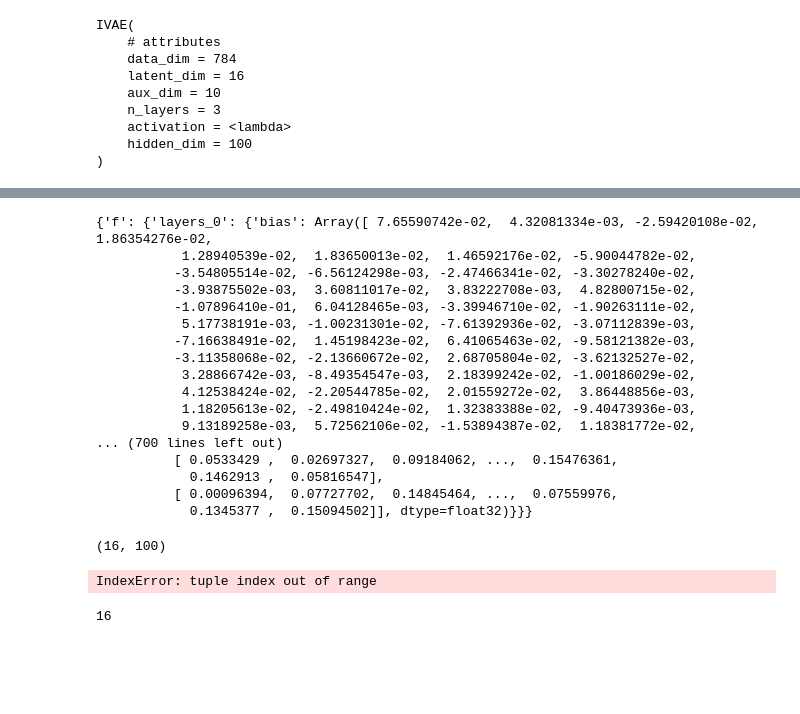
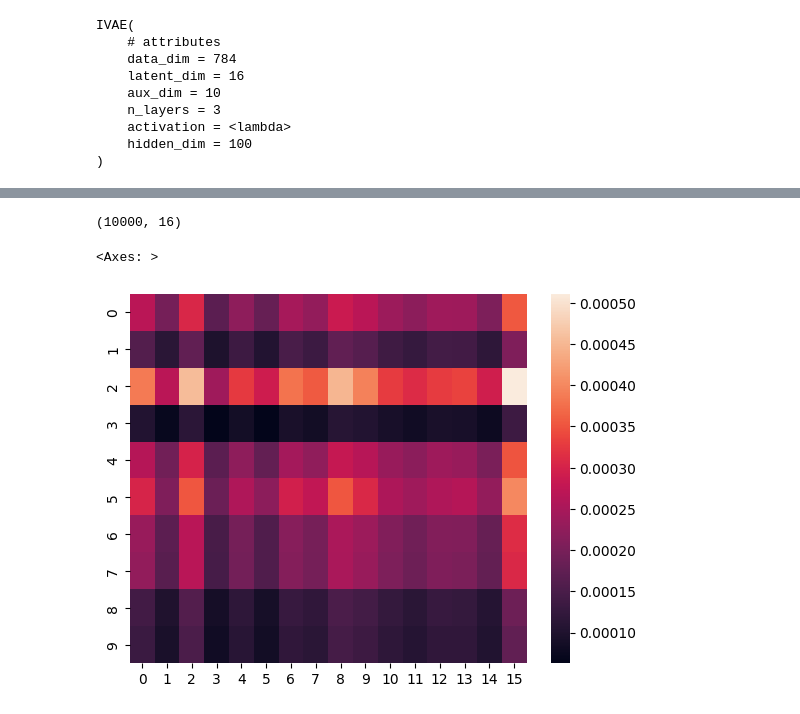
Before and after one commit to ylefay/independent_component_analysis, a Jupyter notebook: experiments/exp4_ivae_images/exp4_mnist_2.ipynb, the cells around one changed output, grey strips where cells are left out. Saved outputs shown, nothing was run; the diff lists cells and outputs as text; code cells hidden in the pictures; blank space fills up the shorter version.

```diff
--- a/experiments/exp4_ivae_images/exp4_mnist_2.ipynb
+++ b/experiments/exp4_ivae_images/exp4_mnist_2.ipynb
@@ -223,32 +202,12 @@ sns.scatterplot(x="comp-1", y="comp-2", hue="u",
-# %%
-params
-# %% [output]
-{'f': {'layers_0': {'bias': Array([ 7.65590742e-02,  4.32081334e-03, -2.59420108e-02,  1.86354276e-02,
-           1.28940539e-02,  1.83650013e-02,  1.46592176e-02, -5.90044782e-02,
-          -3.54805514e-02, -6.56124298e-03, -2.47466341e-02, -3.30278240e-02,
-          -3.93875502e-03,  3.60811017e-02,  3.83222708e-03,  4.82800715e-02,
-          -1.07896410e-01,  6.04128465e-03, -3.39946710e-02, -1.90263111e-02,
-           5.17738191e-03, -1.00231301e-02, -7.61392936e-02, -3.07112839e-03,
-          -7.16638491e-02,  1.45198423e-02,  6.41065463e-02, -9.58121382e-03,
-          -3.11358068e-02, -2.13660672e-02,  2.68705804e-02, -3.62132527e-02,
-           3.28866742e-03, -8.49354547e-03,  2.18399242e-02, -1.00186029e-02,
-           4.12538424e-02, -2.20544785e-02,  2.01559272e-02,  3.86448856e-03,
-           1.18205613e-02, -2.49810424e-02,  1.32383388e-02, -9.40473936e-03,
-           9.13189258e-03,  5.72562106e-02, -1.53894387e-02,  1.18381772e-02,
-... (700 lines left out)
-          [ 0.0533429 ,  0.02697327,  0.09184062, ...,  0.15476361,
-            0.1462913 ,  0.05816547],
-          [ 0.00096394,  0.07727702,  0.14845464, ...,  0.07559976,
-            0.1345377 ,  0.15094502]], dtype=float32)}}}
-# %%
-params['f']['layers_0']['kernel'].shape
-# %% [output]
-(16, 100)
+# %%
+_,_,z,_,_ = model.apply({'params' : params}, OP_key, x_test_numpy, u_test)
+z.shape
+# %% [output]
+(10000, 16)
+# %%
+sns.heatmap(z[:10])
+# %% [output]
+<Axes: >
+[figure, added]
 # %%
 reconstructed = model.apply({'params' : params}, OP_key, None, None, z, decoder = True)
-# %% [output]
-IndexError: tuple index out of range
-# %%
-jnp.shape(z)[-1]
-# %% [output]
-16
```
Also changed, not shown: parts of 6 cells of this notebook.
